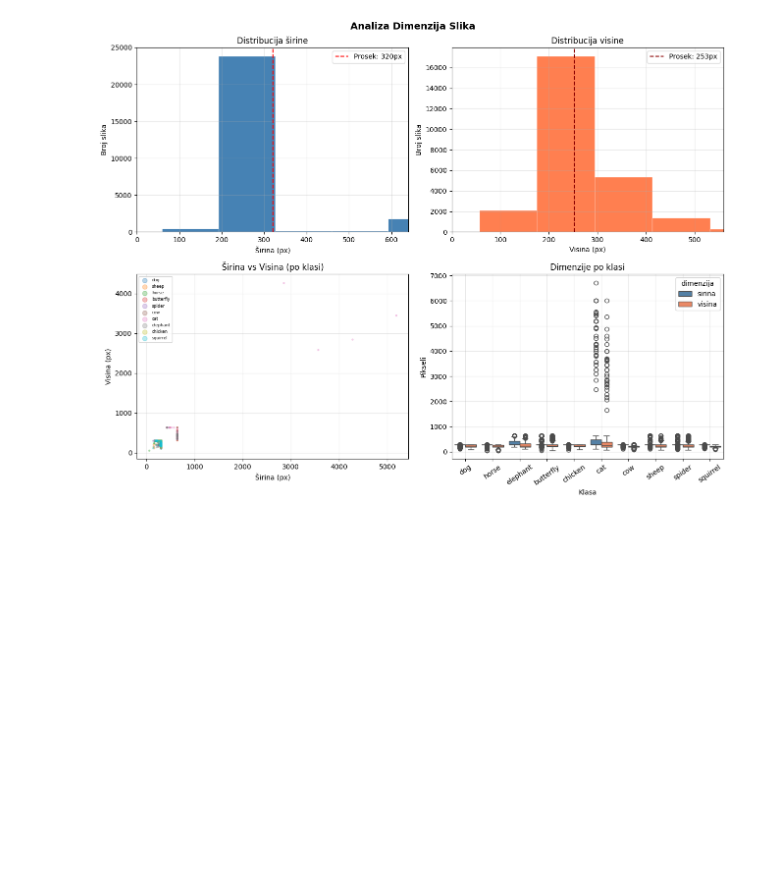
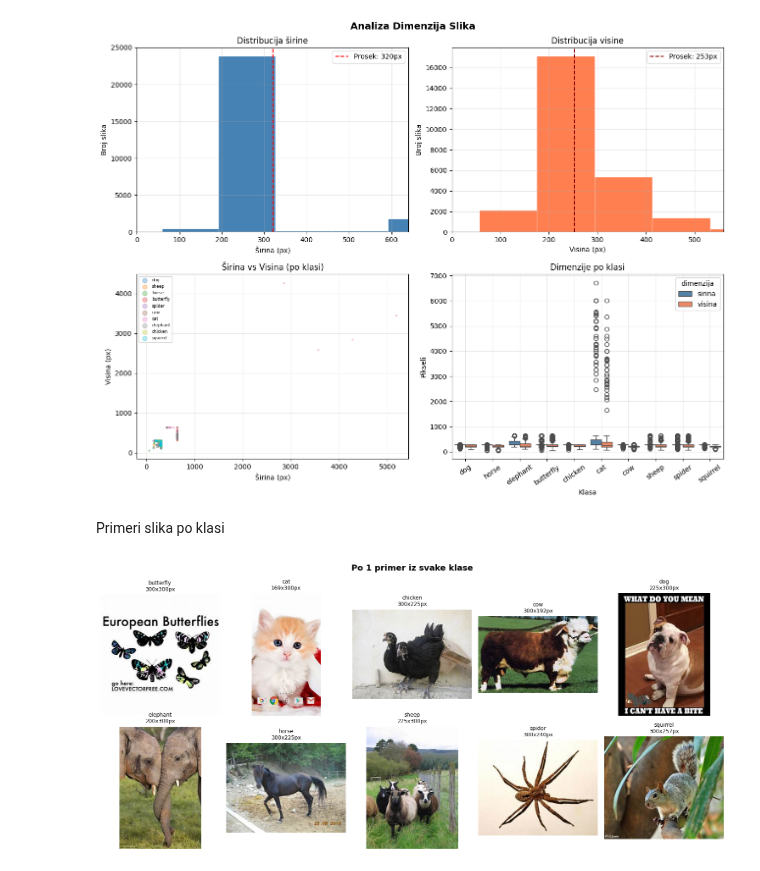
Before and after one commit to predrag002/Animals, a Jupyter notebook: analiza.ipynb, the cells around one changed output. Cells and saved outputs as stored; diff of their text form; code cells hidden in the pictures; blank space fills up the shorter version.

Commit message:
Dodavanje koda za prikaz slika po klasama

```diff
--- a/analiza.ipynb
+++ b/analiza.ipynb
@@ -200,3 +200,28 @@ plt.savefig('eda_image_sizes.png', dpi=120, bbox_inches='tight')
 plt.show()
 # %% [output]
 [figure]
+# %% [markdown]
+Primeri slika po klasi
+# %%
+fig, axes = plt.subplots(2, 5, figsize=(15, 7))
+fig.suptitle('Po 1 primer iz svake klase', fontsize=14, fontweight='bold')
+
+for ax, klasa in zip(axes.flat, CLASSES):
+    subset = df[df['klasa'] == klasa]
+    if len(subset) == 0:
+        ax.set_visible(False)
+        continue
+    row = subset.sample(1, random_state=42).iloc[0]
+    try:
+        img = Image.open(row['putanja']).convert('RGB')
+        ax.imshow(img)
+        ax.set_title(f'{klasa}\n{row["sirina"]}x{row["visina"]}px', fontsize=9)
+    except Exception as e:
+        ax.set_title(f'{klasa}\n[greska]', fontsize=9)
+    ax.axis('off')
+
+plt.tight_layout()
+plt.savefig('eda_sample_images.png', dpi=120, bbox_inches='tight')
+plt.show()
+# %% [output]
+[figure, added]
```
Also changed, not shown: 1 other file.
